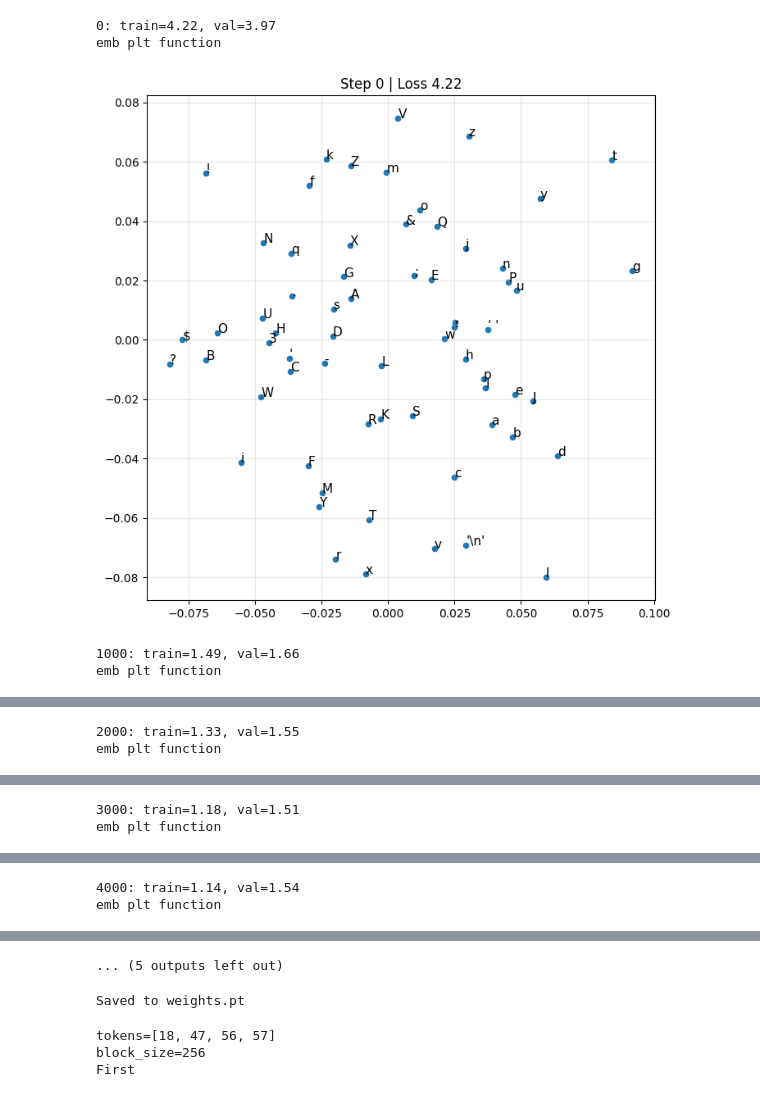
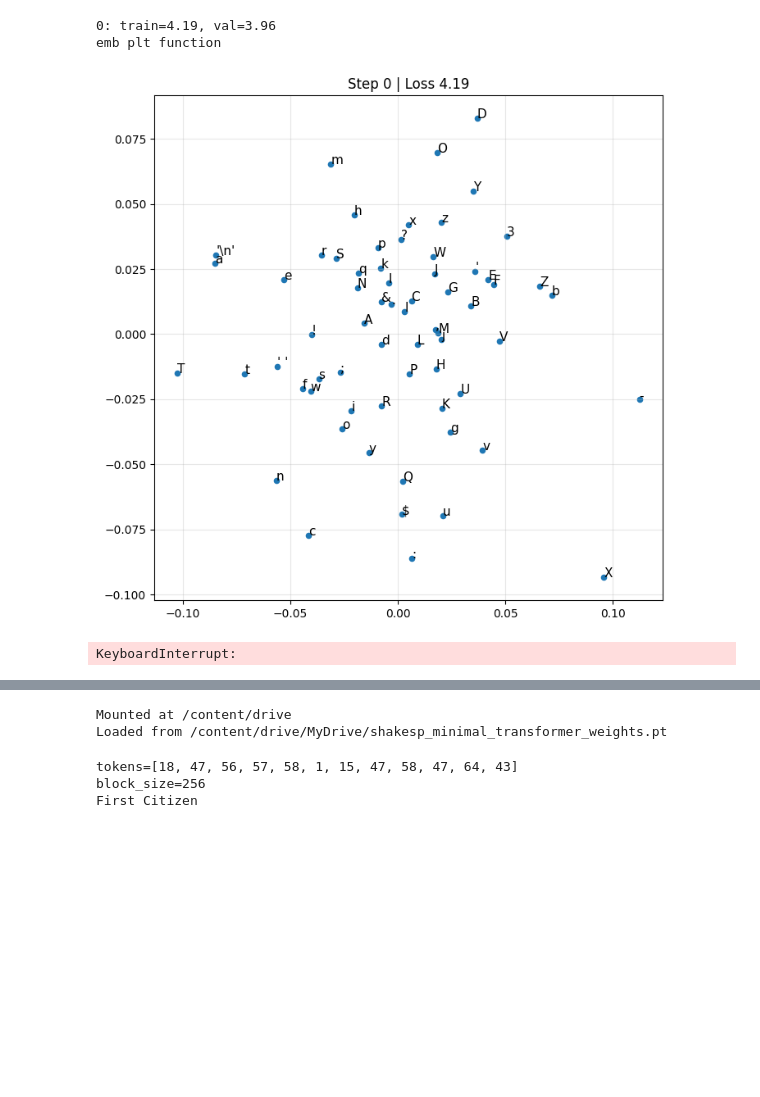
Before and after one commit to uncoded0123/minimal_transformer, a Jupyter notebook: minimal_transformer.ipynb, the cells around one changed output, grey strips where cells are left out. Drawn from its saved outputs; the diff is of its cells as text; code cells hidden in the pictures; blank space fills up the shorter version.

```diff
--- a/minimal_transformer.ipynb
+++ b/minimal_transformer.ipynb
@@ -47,7 +47,7 @@ print(f"Using: {device}, dtype: {dtype}")
 # config
 lr = 4e-3
 train_iter = 1000000
-batch_size = 64 # how many batches to run in parallel
+batch_size = 32 # how many batches to run in parallel
 dim = 64 #  length of embedding vector (aka token vector, emb) eg. dim number of elements dim=4 [2.3, 7.5, 0.4, 3.5]
 n_heads = 4
 head_dims = dim // n_heads
@@ -244,5 +244,4 @@ W0304 13:22:32.735000 3226 torch/_inductor/utils.py:1679] [0/0] Not enough SMs t
-0: train=4.22, val=3.97
+0: train=4.19, val=3.96
 emb plt function
-[figure, old version]
+[figure, new version]
-1000: train=1.49, val=1.66
-emb plt function
+KeyboardInterrupt:
@@ -250,2 +247,0 @@ emb plt function
-2000: train=1.33, val=1.55
-emb plt function
@@ -253,2 +247,0 @@ emb plt function
-3000: train=1.18, val=1.51
-emb plt function
@@ -256,2 +247,0 @@ emb plt function
-4000: train=1.14, val=1.54
-emb plt function
@@ -259,32 +248,40 @@ emb plt function
-... (5 outputs left out)
 # %%
-# save / load weights
-def save_weights(path="weights.pt"):
+# === Save / Load weights to Google Drive ===
+# Run SAVE after training. Run LOAD instead of training on a new session.
+from google.colab import drive
+drive.mount('/content/drive')
+
+save_path = '/content/drive/MyDrive/shakesp_minimal_transformer_weights.pt'
+
+# --- SAVE (run after training) ---
+def save_weights():
     torch.save({
         'emb': emb, 'pos': pos,
         'wq': wq, 'wk': wk, 'wv': wv, 'wo': wo,
         'w1': w1, 'w2': w2,
-    }, path)
-    print(f"Saved to {path}")
+    }, save_path)
+    print(f"Saved to {save_path}")
 
-def load_weights(path="weights.pt"):
-    global emb, pos, wq, wk, wv, wo, w1, w2, params
-    ckpt = torch.load(path, map_location=device, weights_only=True)
-    emb, pos = ckpt['emb'], ckpt['pos']
-    wq, wk, wv, wo = ckpt['wq'], ckpt['wk'], ckpt['wv'], ckpt['wo']
-    w1, w2 = ckpt['w1'], ckpt['w2']
-    params = [emb, pos] + wq + wk + wv + wo + w1 + w2
-    for p in params:
-        p.requires_grad = True
-    print(f"Loaded from {path}")
+# --- LOAD (run instead of training) ---
+def load_weights():
+    ckpt = torch.load(save_path, map_location=device, weights_only=False)
+    emb.data.copy_(ckpt['emb'])
+    pos.data.copy_(ckpt['pos'])
+    for L in range(n_layers):
+        wq[L].data.copy_(ckpt['wq'][L]); wk[L].data.copy_(ckpt['wk'][L])
+        wv[L].data.copy_(ckpt['wv'][L]); wo[L].data.copy_(ckpt['wo'][L])
+        w1[L].data.copy_(ckpt['w1'][L]); w2[L].data.copy_(ckpt['w2'][L])
+    print(f"Loaded from {save_path}")
 
+# Uncomment ONE:
 # save_weights()
-# load_weights()
+load_weights()
 # %% [output]
-Saved to weights.pt
+Mounted at /content/drive
+Loaded from /content/drive/MyDrive/shakesp_minimal_transformer_weights.pt
 # %%
 # generate
-ctx = "Firs"
+ctx = "First Citize"
 tokens = encode(ctx)
 print(f'{tokens=}')
 print(f'{block_size=}')
@@ -297,6 +294,6 @@ for i in range(1):
     tokens.append(next_token)
 print(decode(tokens))
 # %% [output]
-tokens=[18, 47, 56, 57]
+tokens=[18, 47, 56, 57, 58, 1, 15, 47, 58, 47, 64, 43]
 block_size=256
-First
+First Citizen
```
Also changed, not shown: parts of 8 cells of this notebook, 29 other files.
